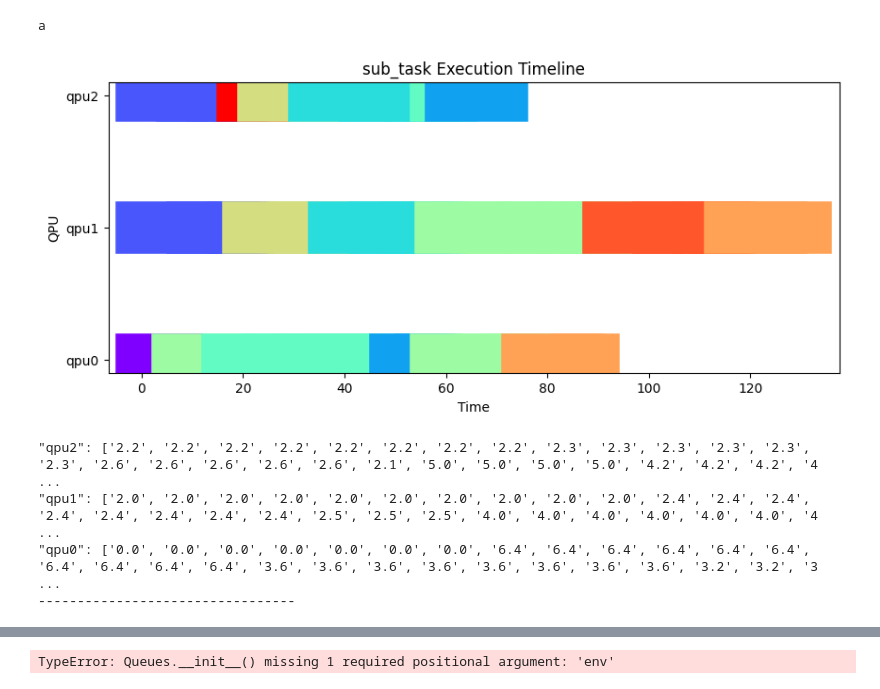
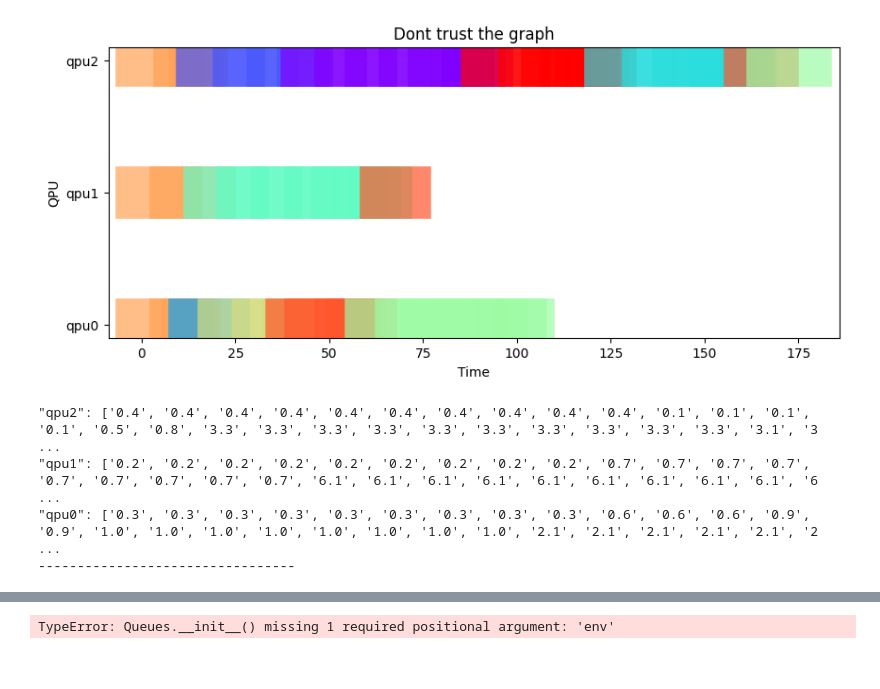
Before and after one commit to Munich-Quantum-Software-Stack/QRM-and-CI, a Jupyter notebook: src/scheduler_runner/schedulers/test_nb.ipynb, the cells around one changed output, grey strips where cells are left out. Saved outputs shown, nothing was run; the diff lists cells and outputs as text; code cells hidden in the pictures.

```diff
--- a/src/scheduler_runner/schedulers/test_nb.ipynb
+++ b/src/scheduler_runner/schedulers/test_nb.ipynb
@@ -183,45 +207,45 @@ num_tasks, max_sub_tasks, max_duration = 10, 10, 10
 tasks = create_tasks(num_tasks, max_sub_tasks, max_duration)
 
 # Distribute tasks evenly among queues
-distribute_equally(tasks, queues, skipping_scheduler)
+distribute_equally(tasks, queues, skipping_scheduler, aging=False)
 
 # Load sub_tasks into the SimPy queues
 queues.load_to_simpy_queue()
 
 
 # Create a list to store the results
 results = []
 
 # Start the computer processes
 for qpu in QPUs:
     env.process(computer(env, queues.sym_queue[qpu], results, qpu))
 
 # Run the simulation
 env.run()
 
 # Get unique sub_task_ids and assign a unique color to each
 sub_task_ids = list(set([sub_task_id for sub_task_id, _, _, _ in results]))
 colors = cm.rainbow(np.linspace(0, 1, len(sub_task_ids)))
 color_map = dict(zip(sub_task_ids, colors))
 
 # Plot the results
 plt.figure(figsize=(10, 4))
 for sub_task_id, start, end, qpu in results:
-    plt.plot([start, end], [QPUs.index(qpu), QPUs.index(qpu)], color=color_map[sub_task_id], label=f'sub_task {sub_task_id}', linewidth=40)
+    plt.plot([start, end], [QPUs.index(qpu), QPUs.index(qpu)], color=color_map[sub_task_id], label=f'sub_task {sub_task_id}', linewidth=40,
+             alpha=0.7)
 plt.xlabel('Time')
 plt.ylabel('QPU')
-plt.title('sub_task Execution Timeline')
+plt.title('Dont trust the graph')
 plt.yticks(range(len(QPUs)), QPUs)
 plt.show()
 
 print_queue(queues)
 # %% [output]
+[figure, new version]
-a
+"qpu2": ['0.4', '0.4', '0.4', '0.4', '0.4', '0.4', '0.4', '0.4', '0.4', '0.4', '0.1', '0.1', '0.1', '0.1', '0.5', '0.8', '3.3', '3.3', '3.3', '3.3', '3.3', '3.3', '3.3', '3.3', '3.3', '3.3', '3.1', '3 ...
+"qpu1": ['0.2', '0.2', '0.2', '0.2', '0.2', '0.2', '0.2', '0.2', '0.2', '0.7', '0.7', '0.7', '0.7', '0.7', '0.7', '0.7', '0.7', '0.7', '6.1', '6.1', '6.1', '6.1', '6.1', '6.1', '6.1', '6.1', '6.1', '6 ...
+"qpu0": ['0.3', '0.3', '0.3', '0.3', '0.3', '0.3', '0.3', '0.3', '0.3', '0.6', '0.6', '0.6', '0.9', '0.9', '1.0', '1.0', '1.0', '1.0', '1.0', '1.0', '1.0', '1.0', '2.1', '2.1', '2.1', '2.1', '2.1', '2 ...
+---------------------------------
-[figure, old version]
-"qpu2": ['2.2', '2.2', '2.2', '2.2', '2.2', '2.2', '2.2', '2.2', '2.3', '2.3', '2.3', '2.3', '2.3', '2.3', '2.6', '2.6', '2.6', '2.6', '2.6', '2.1', '5.0', '5.0', '5.0', '5.0', '4.2', '4.2', '4.2', '4 ...
-"qpu1": ['2.0', '2.0', '2.0', '2.0', '2.0', '2.0', '2.0', '2.0', '2.0', '2.0', '2.4', '2.4', '2.4', '2.4', '2.4', '2.4', '2.4', '2.4', '2.5', '2.5', '2.5', '4.0', '4.0', '4.0', '4.0', '4.0', '4.0', '4 ...
-"qpu0": ['0.0', '0.0', '0.0', '0.0', '0.0', '0.0', '0.0', '6.4', '6.4', '6.4', '6.4', '6.4', '6.4', '6.4', '6.4', '6.4', '6.4', '3.6', '3.6', '3.6', '3.6', '3.6', '3.6', '3.6', '3.6', '3.2', '3.2', '3 ...
----------------------------------
 # %%
 from IPython import display
 from mpl_toolkits.mplot3d import Axes3D
```
Also changed, not shown: parts of 2 cells of this notebook.
